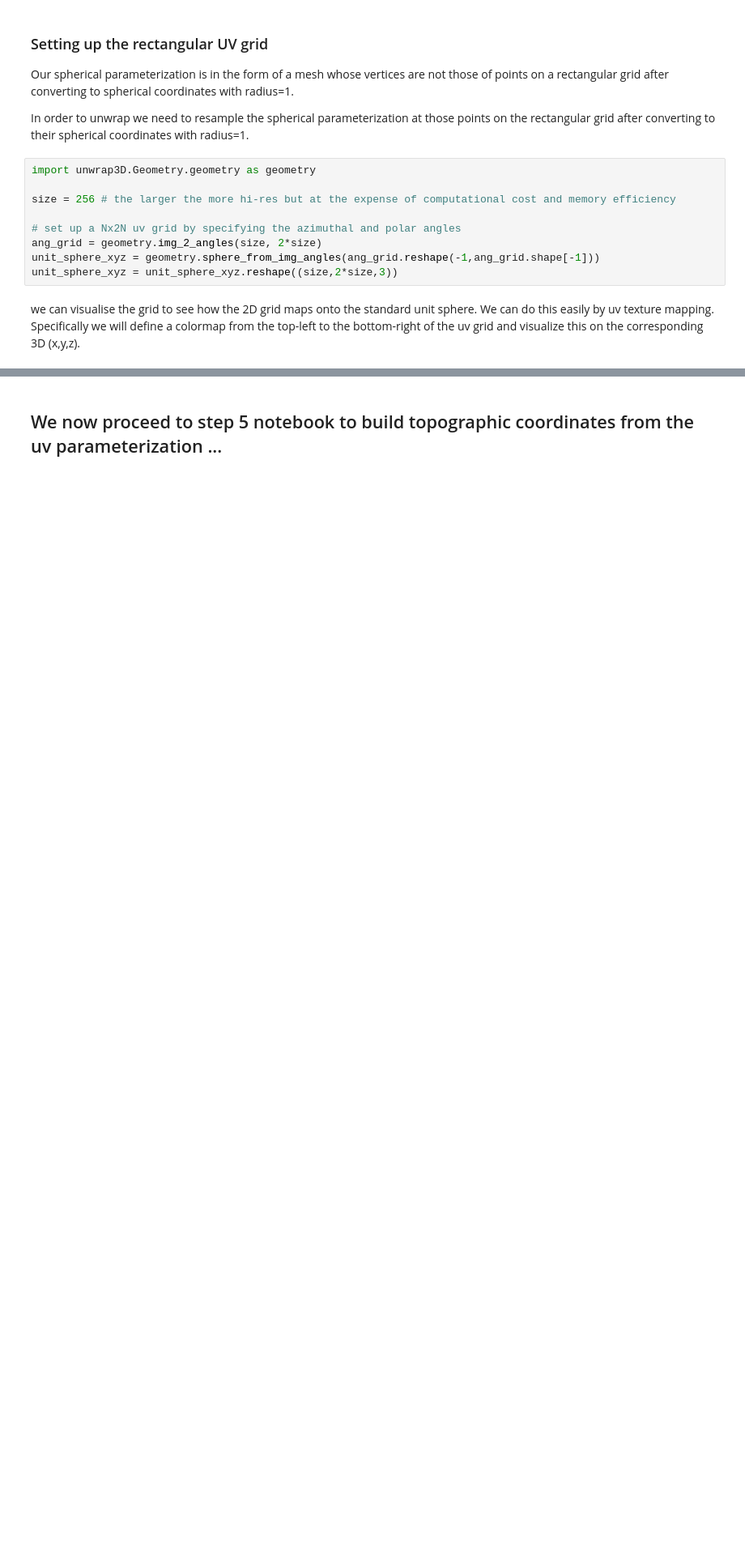
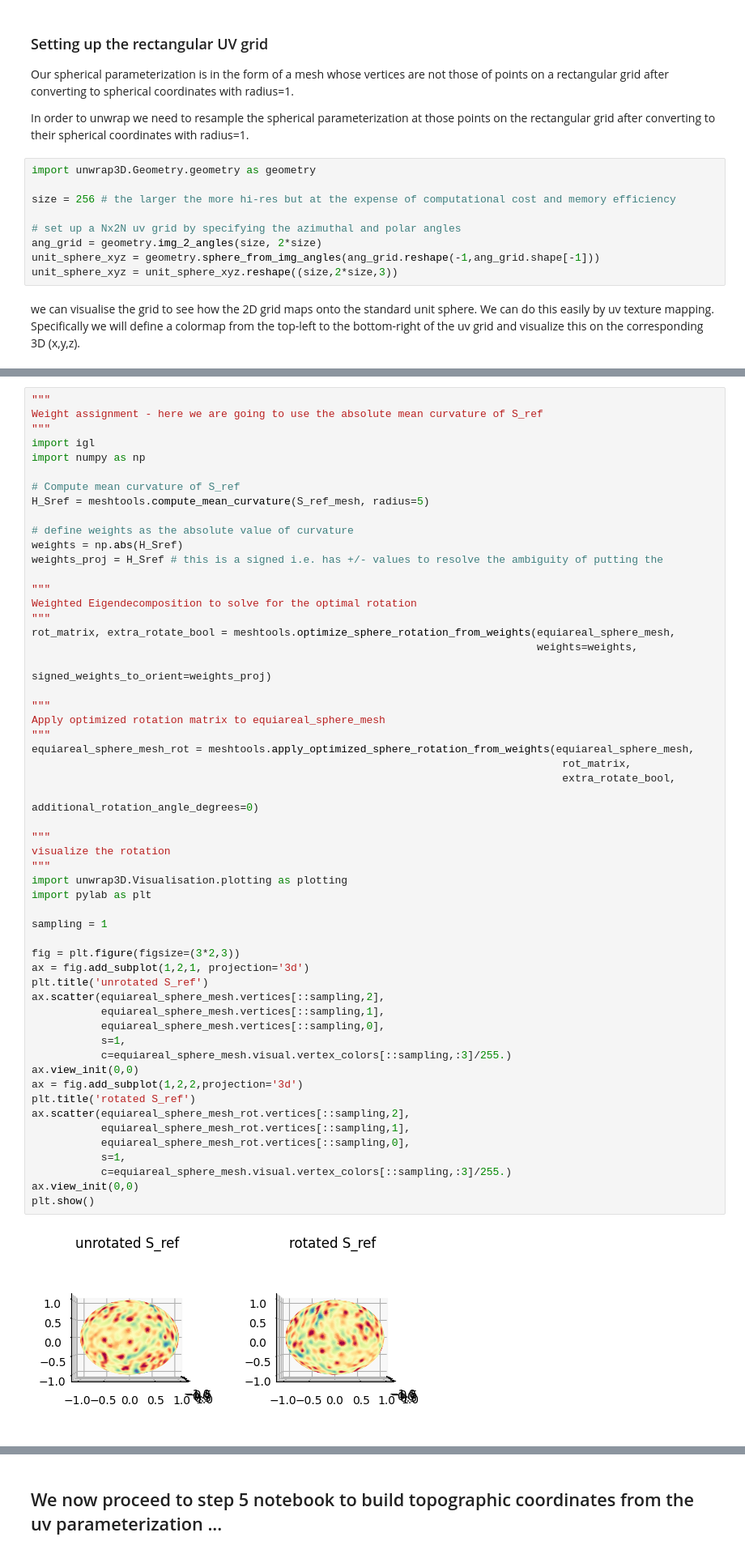
Before and after one commit to DanuserLab/u-unwrap3D, a Jupyter notebook: Step4_UV_mapping_surfaces_given_its_spherical_parameterization.ipynb, the cells around one changed output, grey strips where cells are left out. Shown at 81% size. Drawn from its saved outputs; the diff is of its cells as text; blank space fills up the shorter version.

```diff
--- a/Step4_UV_mapping_surfaces_given_its_spherical_parameterization.ipynb
+++ b/Step4_UV_mapping_surfaces_given_its_spherical_parameterization.ipynb
@@ -294,0 +140,57 @@ plt.show()
+# %%
+"""
+Weight assignment - here we are going to use the absolute mean curvature of S_ref
+"""
+import igl
+import numpy as np
+
+# Compute mean curvature of S_ref
+H_Sref = meshtools.compute_mean_curvature(S_ref_mesh, radius=5)
+
+# define weights as the absolute value of curvature
+weights = np.abs(H_Sref)
+weights_proj = H_Sref # this is a signed i.e. has +/- values to resolve the ambiguity of putting the
+
+"""
+Weighted Eigendecomposition to solve for the optimal rotation
+"""
+rot_matrix, extra_rotate_bool = meshtools.optimize_sphere_rotation_from_weights(equiareal_sphere_mesh,
+                                                                                weights=weights,
+                                                                                signed_weights_to_orient=weights_proj)
+
+"""
+Apply optimized rotation matrix to equiareal_sphere_mesh
+"""
+equiareal_sphere_mesh_rot = meshtools.apply_optimized_sphere_rotation_from_weights(equiareal_sphere_mesh,
+                                                                                    rot_matrix,
+                                                                                    extra_rotate_bool,
+                                                                                    additional_rotation_angle_degrees=0)
+
+"""
+visualize the rotation
+"""
+import unwrap3D.Visualisation.plotting as plotting
+import pylab as plt
+
+sampling = 1
+
+fig = plt.figure(figsize=(3*2,3))
+ax = fig.add_subplot(1,2,1, projection='3d')
+plt.title('unrotated S_ref')
+ax.scatter(equiareal_sphere_mesh.vertices[::sampling,2],
+           equiareal_sphere_mesh.vertices[::sampling,1],
+           equiareal_sphere_mesh.vertices[::sampling,0],
+           s=1,
+           c=equiareal_sphere_mesh.visual.vertex_colors[::sampling,:3]/255.)
+ax.view_init(0,0)
+ax = fig.add_subplot(1,2,2,projection='3d')
+plt.title('rotated S_ref')
+ax.scatter(equiareal_sphere_mesh_rot.vertices[::sampling,2],
+           equiareal_sphere_mesh_rot.vertices[::sampling,1],
+           equiareal_sphere_mesh_rot.vertices[::sampling,0],
+           s=1,
+           c=equiareal_sphere_mesh.visual.vertex_colors[::sampling,:3]/255.)
+ax.view_init(0,0)
+plt.show()
+# %% [output]
+[figure, added]
```
Also changed, not shown: parts of 35 cells of this notebook, 10 other files.
